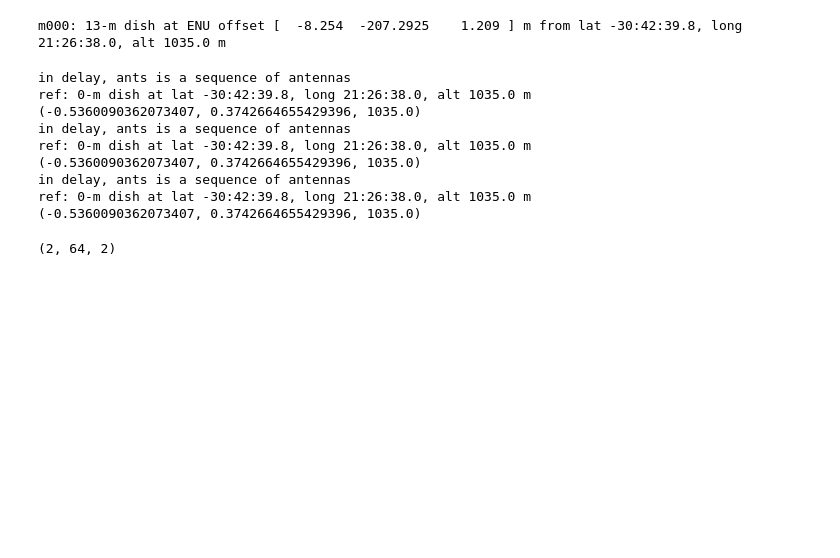
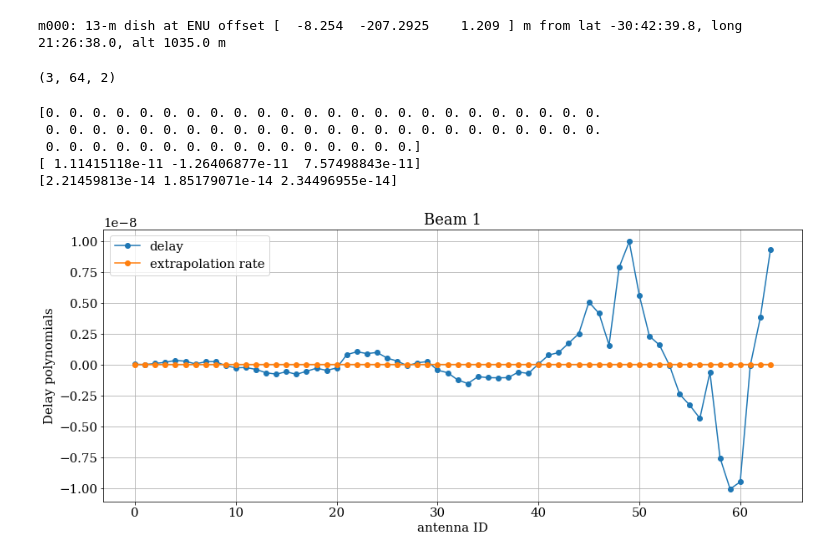
Before and after one commit to cherryng/MeerKAT_SETI_tools, a Jupyter notebook: Testing FBFUSE beamformer.ipynb, the cells around one changed output. Saved outputs shown, nothing was run; the diff lists cells and outputs as text; code cells hidden in the pictures; blank space fills up the shorter version.

Commit message:
Add files via upload
delay extrapolation rate

```diff
--- a/Testing FBFUSE beamformer.ipynb
+++ b/Testing FBFUSE beamformer.ipynb
@@ -1,14 +1,8 @@
 # %%
-from importlib import reload
 from katpoint import katpoint
-katpoint = reload(katpoint)
 import coordinate as coord
 import sys
 import numpy as np
-
-
-#for p in sys.path:
-#    print(p)
 # %%
 #This class is a copy from the Mosaic code https://gitlab.mpifr-bonn.mpg.de/wchen/Beamforming/tree/master/mosaic
 
@@ -143,8 +137,8 @@ dec=":".join(['-30','42','39.815999'])
 target_string=",".join(['radec',ha,dec])
 targets.append(katpoint.Target(target_string))
 
-ha=":".join(['1','2','3'])
-dec=":".join(['4','5','6'])
+ha=":".join(['1','26','0'])
+dec=":".join(['-30','43','0'])
 target_string=",".join(['radec',ha,dec])
 print(target_string)
 targets.append(katpoint.Target(target_string))
@@ -195,20 +190,40 @@ m000: 13-m dish at ENU offset [  -8.254  -207.2925    1.209 ] m from lat -30:42:
 # %%
 #provide a random time for now
 test = DelayPolynomial(ants, defaultBoreSight, targets,arrayRef)
-time = 1203124953
-output = test.get_delay_polynomials(time)
+time = 1629380016
+output = test.get_delay_polynomials(time,duration=2)
-# %% [output]
-in delay, ants is a sequence of antennas
-ref: 0-m dish at lat -30:42:39.8, long 21:26:38.0, alt 1035.0 m
-(-0.5360090362073407, 0.3742664655429396, 1035.0)
-in delay, ants is a sequence of antennas
-ref: 0-m dish at lat -30:42:39.8, long 21:26:38.0, alt 1035.0 m
-(-0.5360090362073407, 0.3742664655429396, 1035.0)
-in delay, ants is a sequence of antennas
-ref: 0-m dish at lat -30:42:39.8, long 21:26:38.0, alt 1035.0 m
-(-0.5360090362073407, 0.3742664655429396, 1035.0)
 # %%
 #beam, antenna, (delay, rate)
 output.shape
 # %% [output]
-(2, 64, 2)
+(3, 64, 2)
+# %%
+#First beam set to boresight, so all delay should be zero
+print(output[0,:,0])
+
+#Second beam
+print(output[1,0:3,0])
+print(output[1,0:3,1])
+# %% [output]
+[0. 0. 0. 0. 0. 0. 0. 0. 0. 0. 0. 0. 0. 0. 0. 0. 0. 0. 0. 0. 0. 0. 0. 0.
+ 0. 0. 0. 0. 0. 0. 0. 0. 0. 0. 0. 0. 0. 0. 0. 0. 0. 0. 0. 0. 0. 0. 0. 0.
+ 0. 0. 0. 0. 0. 0. 0. 0. 0. 0. 0. 0. 0. 0. 0. 0.]
+[ 1.11415118e-11 -1.26406877e-11  7.57498843e-11]
+[2.21459813e-14 1.85179071e-14 2.34496955e-14]
+# %%
+import matplotlib as mpl
+import pylab as plt
+%matplotlib inline
+mpl.rcParams.update({'font.size': 15,'font.family': 'serif'})
+
+
+fig = plt.figure(figsize=[15,6])
+plt.plot(output[1,:,0],marker='o',label='delay')
+plt.plot(output[1,:,1],marker='o',label='extrapolation rate')
+plt.legend()
+plt.title("Beam 1")
+plt.xlabel("antenna ID")
+plt.ylabel("Delay polynomials")
+plt.grid()
+# %% [output]
+[figure, added]
```
Also changed, not shown: parts of 2 cells of this notebook.
